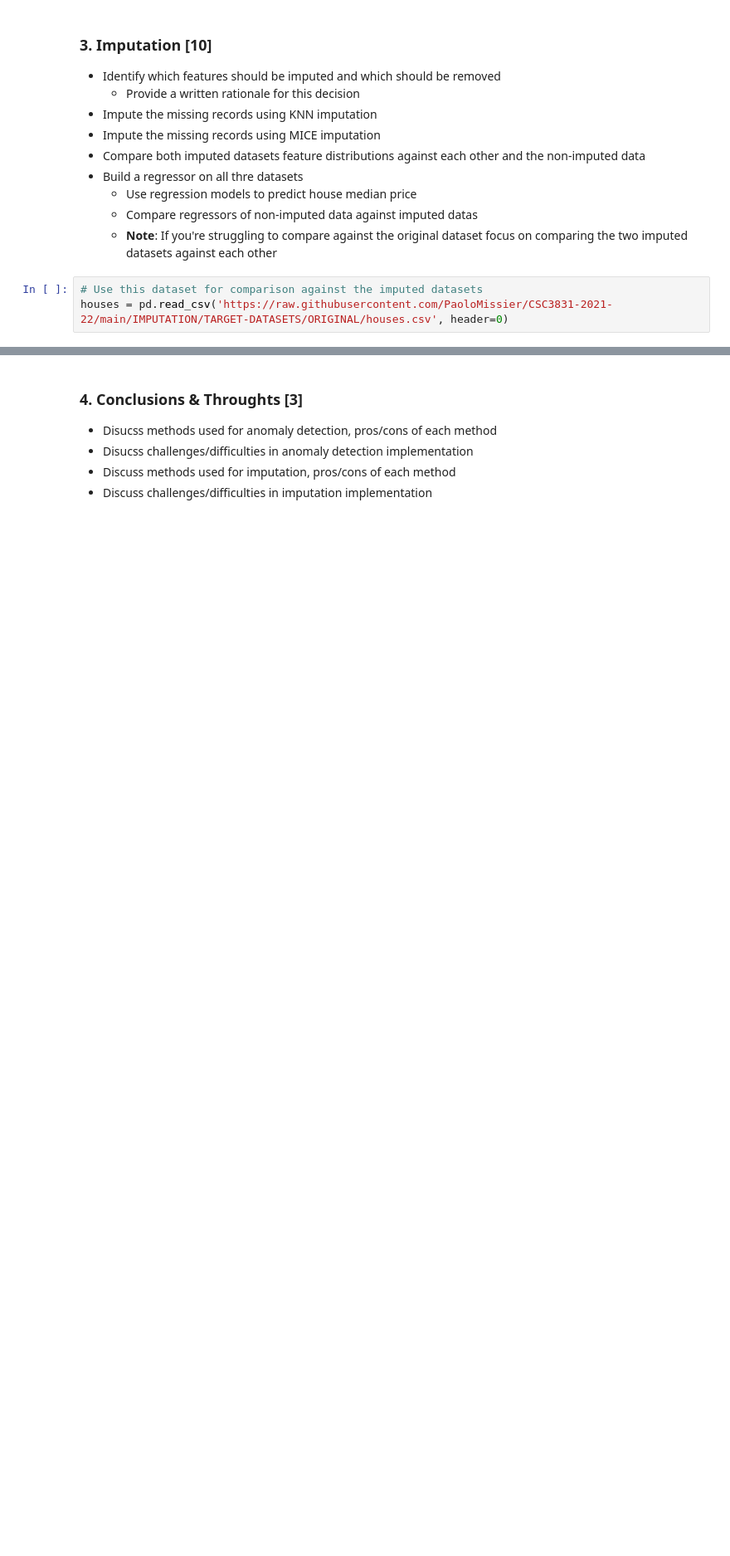
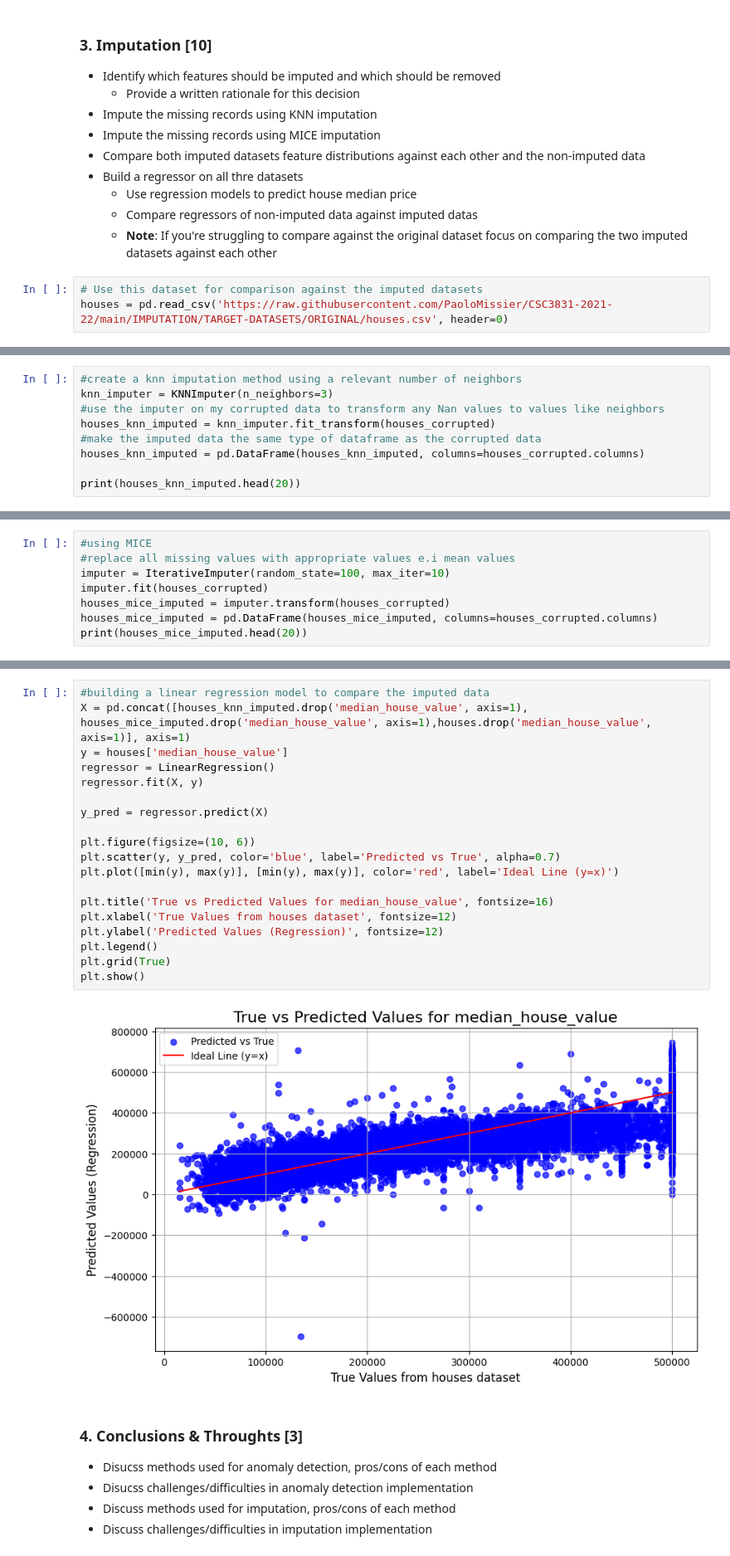
Before and after one commit to kenzfinn/csc1035_lecture_examples, a Jupyter notebook: Coursework/CSC3831_Final_Assessment.ipynb, the cells around one changed output, grey strips where cells are left out. Shown at 83% size. Cells and saved outputs as stored; diff of their text form; blank space fills up the shorter version.

```diff
--- a/Coursework/CSC3831_Final_Assessment.ipynb
+++ b/Coursework/CSC3831_Final_Assessment.ipynb
@@ -215,0 +244,9 @@ houses = pd.read_csv('https://raw.githubusercontent.com/PaoloMissier/CSC3831-202
+# %%
+#create a knn imputation method using a relevant number of neighbors
+knn_imputer = KNNImputer(n_neighbors=3)
+#use the imputer on my corrupted data to transform any Nan values to values like neighbors
+houses_knn_imputed = knn_imputer.fit_transform(houses_corrupted)
+#make the imputed data the same type of dataframe as the corrupted data
+houses_knn_imputed = pd.DataFrame(houses_knn_imputed, columns=houses_corrupted.columns)
+
+print(houses_knn_imputed.head(20))
@@ -215,0 +271,8 @@ houses = pd.read_csv('https://raw.githubusercontent.com/PaoloMissier/CSC3831-202
+# %%
+#using MICE
+#replace all missing values with appropriate values e.i mean values
+imputer = IterativeImputer(random_state=100, max_iter=10)
+imputer.fit(houses_corrupted)
+houses_mice_imputed = imputer.transform(houses_corrupted)
+houses_mice_imputed = pd.DataFrame(houses_mice_imputed, columns=houses_corrupted.columns)
+print(houses_mice_imputed.head(20))
@@ -216,3 +297,24 @@ houses = pd.read_csv('https://raw.githubusercontent.com/PaoloMissier/CSC3831-202
+# %%
+#building a linear regression model to compare the imputed data
+X = pd.concat([houses_knn_imputed.drop('median_house_value', axis=1), houses_mice_imputed.drop('median_house_value', axis=1),houses.drop('median_house_value', axis=1)], axis=1)
+y = houses['median_house_value']
+regressor = LinearRegression()
+regressor.fit(X, y)
+
+y_pred = regressor.predict(X)
+
+plt.figure(figsize=(10, 6))
+plt.scatter(y, y_pred, color='blue', label='Predicted vs True', alpha=0.7)
+plt.plot([min(y), max(y)], [min(y), max(y)], color='red', label='Ideal Line (y=x)')
+
+plt.title('True vs Predicted Values for median_house_value', fontsize=16)
+plt.xlabel('True Values from houses dataset', fontsize=12)
+plt.ylabel('Predicted Values (Regression)', fontsize=12)
+plt.legend()
+plt.grid(True)
+plt.show()
+# %% [output]
+[figure, added]
 # %% [markdown]
 ### 4. Conclusions & Throughts [3]
 - Disucss methods used for anomaly detection, pros/cons of each method
```
Also changed, not shown: parts of 5 cells of this notebook.
